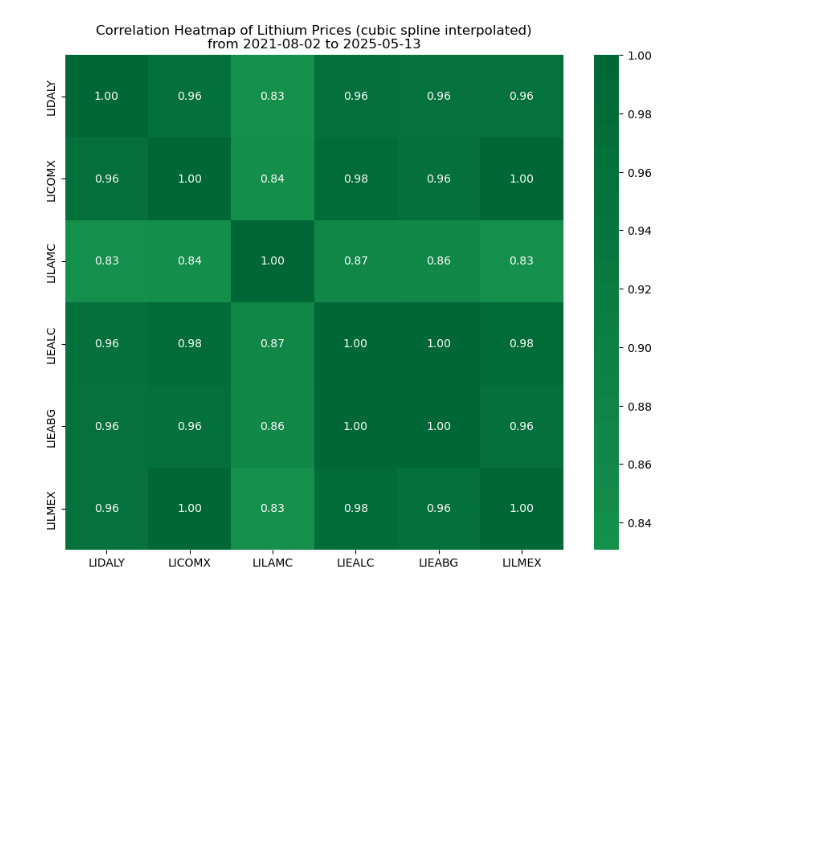
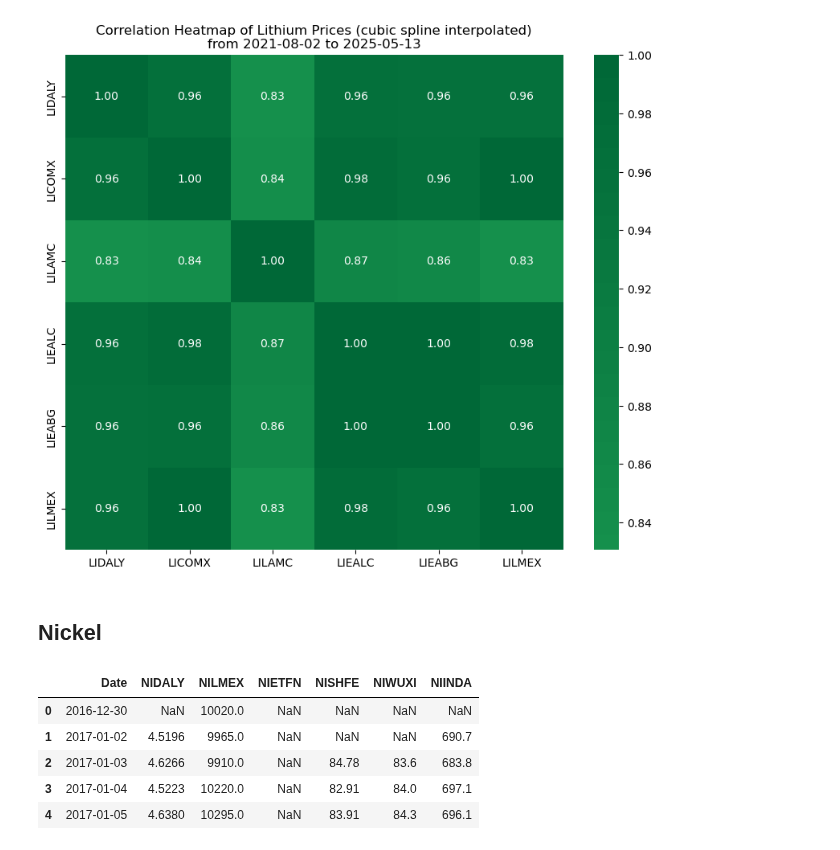
Before and after one commit to Doosheck/metals, a Jupyter notebook: data_overview2.ipynb, the cells around one changed output. Saved outputs shown, nothing was run; the diff lists cells and outputs as text; code cells hidden in the pictures; blank space fills up the shorter version.

```diff
--- a/data_overview2.ipynb
+++ b/data_overview2.ipynb
@@ -30,3 +30,17 @@ plt.title('Correlation Heatmap of Lithium Prices (cubic spline interpolated)\nfr
 plt.show()
 # %% [output]
 [figure]
+# %% [markdown]
+## Nickel
+# %%
+# Load nickel data
+df_nickel = pd.read_csv('data/ALL_nickel_prices_cubic_spline.csv')
+df_nickel['Date'] = pd.to_datetime(df_nickel['Date'])
+df_nickel.head()
+# %% [output]
+|  | Date | NIDALY | NILMEX | NIETFN | NISHFE | NIWUXI | NIINDA |
+| 0 | 2016-12-30 | NaN | 10020.0 | NaN | NaN | NaN | NaN |
+| 1 | 2017-01-02 | 4.5196 | 9965.0 | NaN | NaN | NaN | 690.7 |
+| 2 | 2017-01-03 | 4.6266 | 9910.0 | NaN | 84.78 | 83.6 | 683.8 |
+| 3 | 2017-01-04 | 4.5223 | 10220.0 | NaN | 82.91 | 84.0 | 697.1 |
+| 4 | 2017-01-05 | 4.6380 | 10295.0 | NaN | 83.91 | 84.3 | 696.1 |
```
Also changed, not shown: parts of 8 cells of this notebook.
